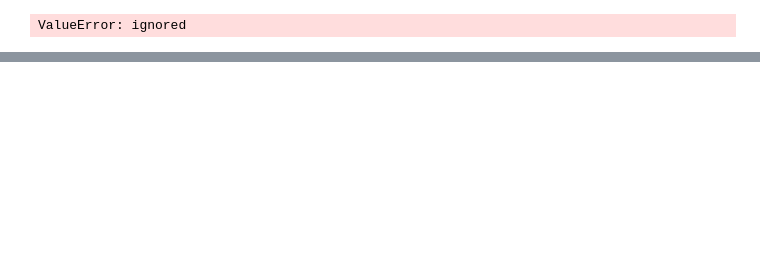
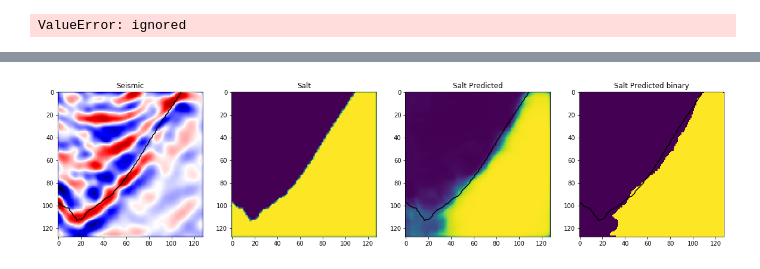
Before and after one commit to pwolscho/unet, a Jupyter notebook: u_net.ipynb, the cells around one changed output, grey strips where cells are left out. Saved outputs shown, nothing was run; the diff lists cells and outputs as text; code cells hidden in the pictures; blank space fills up the shorter version.

```diff
--- a/u_net.ipynb
+++ b/u_net.ipynb
@@ -558,0 +711,3 @@ ValueError: ignored
+# %%
+results = model.fit(X_train, y_train, batch_size=32, epochs=100, callbacks=callbacks,
+                    validation_data=(X_valid, y_valid))
@@ -558,0 +744,3 @@ ValueError: ignored
+# %%
+#Load best model
+model.load_weights('model-tgs-salt.h5')
@@ -558,0 +753,8 @@ ValueError: ignored
+# %%
+#Predict on train, val and test
+preds_train = model.predict(X_train, verbose=1)
+preds_val = model.predict(X_valid, verbose=1)
+
+#Threshold predictions
+preds_train_t = (preds_train > 0.5).astype(np.uint8)
+preds_val_t = (preds_val > 0.5).astype(np.uint8)
@@ -558,0 +764,30 @@ ValueError: ignored
+# %%
+def plot_sample(X, y, preds, binary_preds, ix=None):
+    if ix is None:
+        ix = random.randint(0, len(X))
+
+    has_mask = y[ix].max() > 0
+
+    fig, ax = plt.subplots(1, 4, figsize=(20, 10))
+    ax[0].imshow(X[ix, ..., 0], cmap='seismic')
+    if has_mask:
+        ax[0].contour(y[ix].squeeze(), colors='k', levels=[0.5])
+    ax[0].set_title('Seismic')
+
+    ax[1].imshow(y[ix].squeeze())
+    ax[1].set_title('Salt')
+
+    ax[2].imshow(preds[ix].squeeze(), vmin=0, vmax=1)
+    if has_mask:
+        ax[2].contour(y[ix].squeeze(), colors='k', levels=[0.5])
+    ax[2].set_title('Salt Predicted')
+
+    ax[3].imshow(binary_preds[ix].squeeze(), vmin=0, vmax=1)
+    if has_mask:
+        ax[3].contour(y[ix].squeeze(), colors='k', levels=[0.5])
+    ax[3].set_title('Salt Predicted binary');
+# %%
+#Check if training data looks all right
+plot_sample(X_train, y_train, preds_train, preds_train_t, ix=14)
+# %% [output]
+[figure, added]
```
Also changed, not shown: parts of 37 cells of this notebook.
